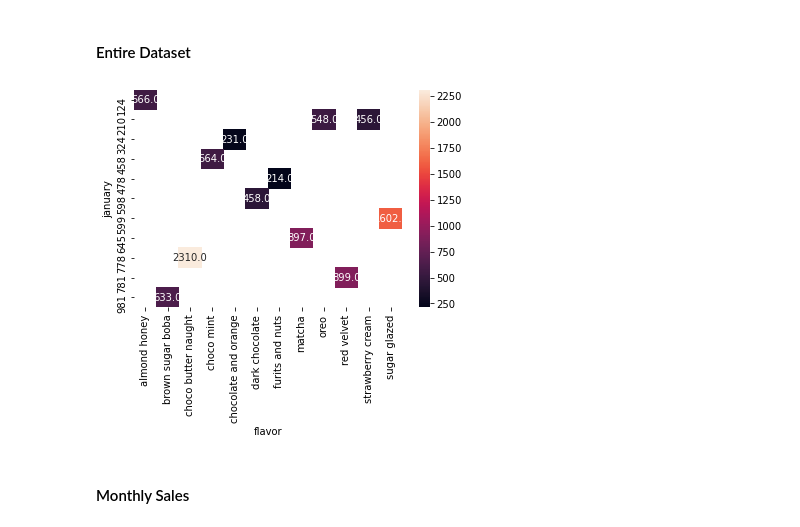
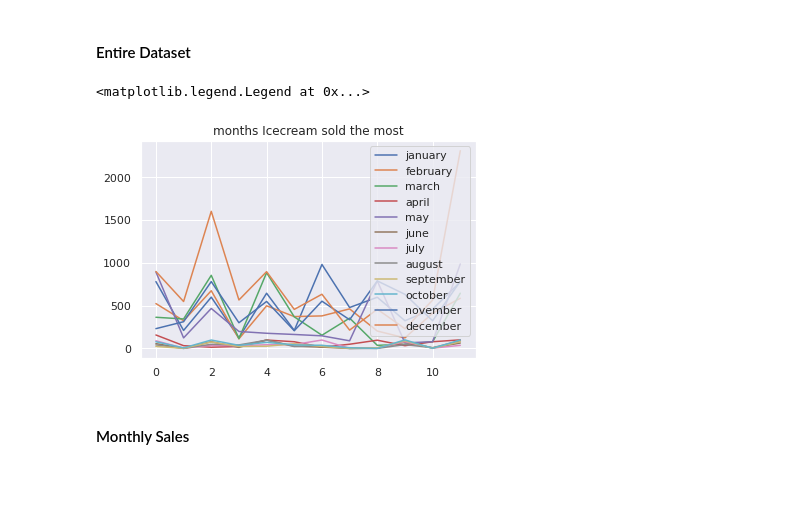
Before and after one commit to nicanorjimenez/Midterm-Project, a Jupyter notebook: LinAlg_Midterms.ipynb, the cells around one changed output. Saved outputs shown, nothing was run; the diff lists cells and outputs as text; code cells hidden in the pictures; blank space fills up the shorter version.

```diff
--- a/LinAlg_Midterms.ipynb
+++ b/LinAlg_Midterms.ipynb
@@ -157,11 +160,24 @@ import seaborn as sns
 %matplotlib inline
 # %% [markdown]
 #### Entire Dataset
-# %%
-df = df_sales.pivot_table(index='january', columns='flavor', values='december', aggfunc=np.median)
-sns.heatmap(df, annot=True, fmt=".1f")
-plt.show()
-# %% [output]
-[figure, removed]
+# %%
+
+# get columns to plot
+columns = df_sales.columns.drop(['flavor'])
+# create x data
+x_data = range(0, df_sales.shape[0])
+# create figure and axis
+fig, ax = plt.subplots()
+# plot each column
+for column in columns:
+    ax.plot(x_data, df_sales[column], label=column)
+# set title and legend
+ax.set_title('months Icecream sold the most')
+ax.legend()
+
+#some of the codes inspired from a  matplot guide in youtube
+# %% [output]
+<matplotlib.legend.Legend at 0x...>
+[figure, added]
 # %% [markdown]
 #### Monthly Sales
```
Also changed, not shown: parts of 13 cells of this notebook.
